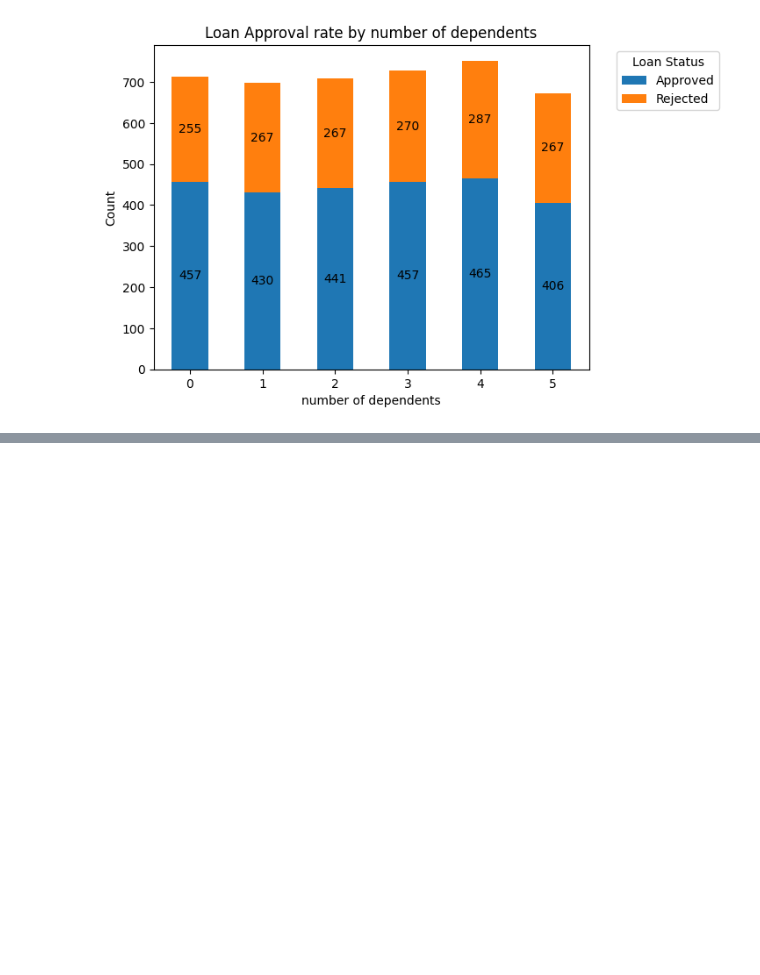
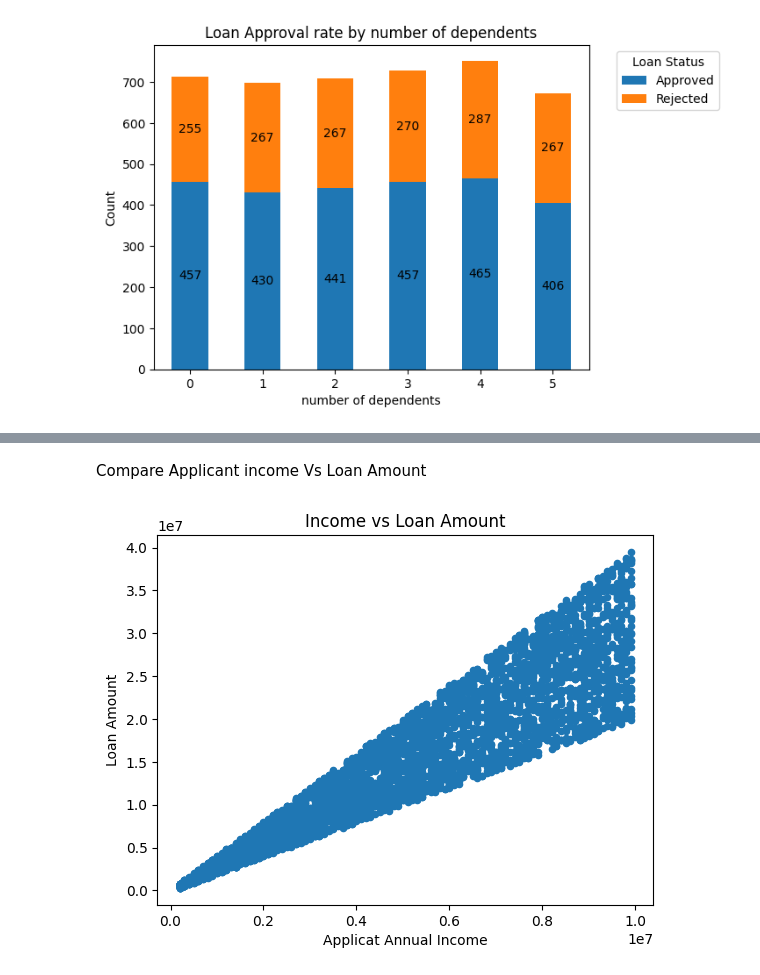
Before and after one commit to HARSHIL-DEV06/Loan-Approval-Predictor, a Jupyter notebook: loan-approval.ipynb, the cells around one changed output, grey strips where cells are left out. Cells and saved outputs as stored; diff of their text form; code cells hidden in the pictures; blank space fills up the shorter version.

```diff
--- a/loan-approval.ipynb
+++ b/loan-approval.ipynb
@@ -430,0 +608,11 @@ plt.show()
+# %% [markdown]
+Compare Applicant income Vs Loan Amount
+# %%
+data.plot(x='income_annum',y='loan_amount',kind='scatter')
+
+plt.xlabel("Applicat Annual Income")
+plt.ylabel("Loan Amount")
+plt.title("Income vs Loan Amount")
+plt.show()
+# %% [output]
+[figure, added]
```
Also changed, not shown: parts of 45 cells of this notebook.
